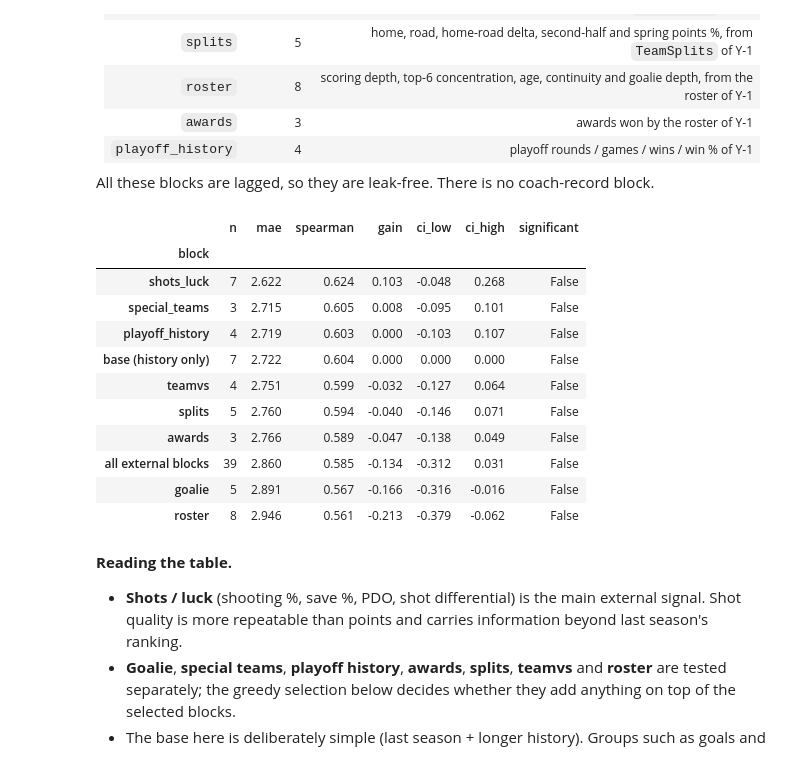
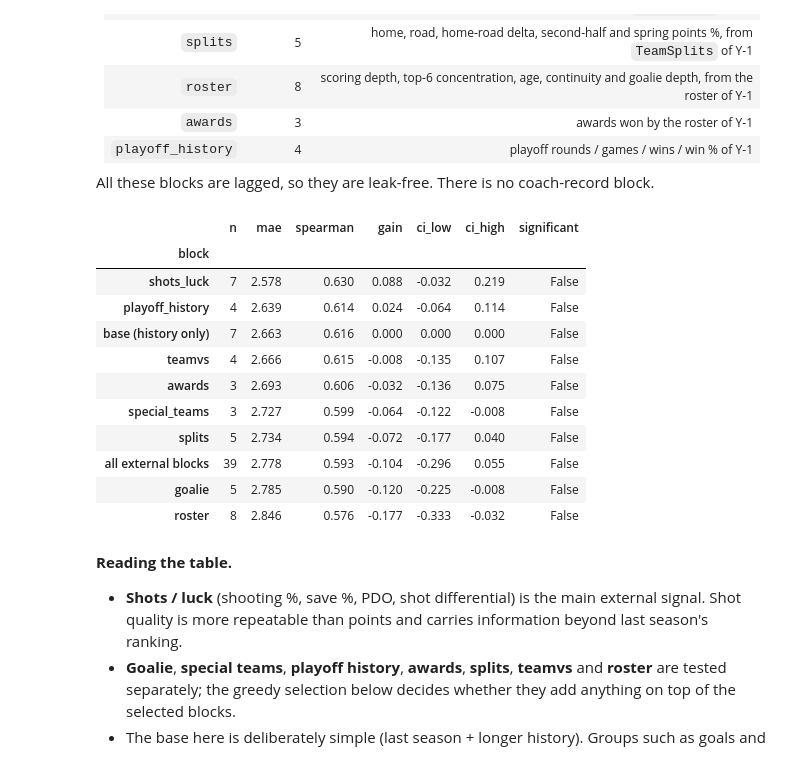
Before and after one commit to Nathan-Pinheiro/AC_hockey_predictions, a Jupyter notebook: ranking/ranking_feature_analysis.ipynb, the cells around one changed output. Saved outputs shown, nothing was run; the diff lists cells and outputs as text; code cells hidden in the pictures.

```diff
--- a/ranking/ranking_feature_analysis.ipynb
+++ b/ranking/ranking_feature_analysis.ipynb
@@ -57,8 +57,6 @@ from sklearn.preprocessing import StandardScaler
 from sklearn.ensemble import HistGradientBoostingRegressor
 from sklearn.inspection import permutation_importance
 
-# Make the helper modules importable whether the notebook is run from the project root
-# or from the ranking/ directory.
 for candidate in [Path.cwd(), Path.cwd() / "ranking"]:
     if (candidate / "ranking_utils.py").exists():
         sys.path.insert(0, str(candidate))
@@ -68,13 +66,29 @@ import ranking_utils as ru
 import ranking_features as rf
 
 teams = ru.load_teams()
+
+season_mean_pct = teams.groupby("year")["pts_pct"].transform("mean")
+teams["pts_pct"] = teams["pts_pct"] - (season_mean_pct - 0.500)
+
 df = ru.build_dataset(teams)
+df["target"] = df.groupby(["year", "confID"])["pts_pct"].transform(
+    lambda x: (x - x.mean()) / x.std()
+)
 groups = ru.feature_groups(df)
 
 ext, EXT_GROUPS = rf.build_external_features(ru.DATA_DIR)
 df = df.merge(ext.drop(columns=["franchID"]), on=["year", "tmID"], how="left")
 EXT_COLS = [c for cols in EXT_GROUPS.values() for c in cols]
-df[EXT_COLS] = df[EXT_COLS].fillna(0.0)
+
+from sklearn.impute import SimpleImputer
+
+count_cols = [c for c in EXT_COLS if c == "n_hist"]
+zscore_cols = [c for c in EXT_COLS if c != "n_hist"]
+
+df[count_cols] = df[count_cols].fillna(0.0)
+if zscore_cols:
+    imputer = SimpleImputer(strategy="median")
+    df[zscore_cols] = imputer.fit_transform(df[zscore_cols])
 
 ALL_GROUPS = {**groups, **EXT_GROUPS}
 ALL_FEATURES = ru.flatten(ALL_GROUPS)
@@ -446,53 +468,53 @@ ridge = lambda: make_pipeline(StandardScaler(), RidgeCV(alphas=np.logspace(-2, 3
 
 
 def evaluate(features, years):
-    pred = ru.walk_forward(df, ridge, features, years)
+    df_eval = df[df["n_hist"] >= 1]
+    pred = ru.walk_forward(df_eval, ridge, features, years)
     ranked = ru.rank_predictions(pred, df)
     return ru.summarise(ru.season_metrics(ranked)), ranked
-
 
 def gain_vs_base(features, base_ranked, years):
     _, ranked = evaluate(features, years)
     key = ["year", "tmID"]
     b = base_ranked.set_index(key).sort_index()
     r = ranked.set_index(key).sort_index()
     gid = (b["confID"] + "-" + b.index.get_level_values("year").astype(str)).to_numpy()
     gain, (lo, hi) = ru.paired_bootstrap(
         b["abs_err"].to_numpy(), r["abs_err"].reindex(b.index).to_numpy(), gid)
     return gain, lo, hi
 
 
 base_summary, base_ranked = evaluate(BASE_FEATURES, SELECTION_YEARS)
 rows = [{"block": "base (history only)", "n": len(BASE_FEATURES),
          "mae": base_summary["mae"], "spearman": base_summary["spearman"],
          "gain": 0.0, "ci_low": 0.0, "ci_high": 0.0}]
 for name, cols in EXT_GROUPS.items():
     s, _ = evaluate(BASE_FEATURES + cols, SELECTION_YEARS)
     gain, lo, hi = gain_vs_base(BASE_FEATURES + cols, base_ranked, SELECTION_YEARS)
     rows.append({"block": name, "n": len(cols), "mae": s["mae"], "spearman": s["spearman"],
                  "gain": gain, "ci_low": lo, "ci_high": hi})
 
 s, _ = evaluate(BASE_FEATURES + EXT_COLS, SELECTION_YEARS)
 gain, lo, hi = gain_vs_base(BASE_FEATURES + EXT_COLS, base_ranked, SELECTION_YEARS)
 rows.append({"block": "all external blocks", "n": len(EXT_COLS), "mae": s["mae"],
              "spearman": s["spearman"], "gain": gain, "ci_low": lo, "ci_high": hi})
 
 incremental = pd.DataFrame(rows).sort_values("mae")
 incremental["significant"] = incremental["ci_low"] > 0
 display(incremental.round(3).set_index("block"))
 # %% [output]
 |  | n | mae | spearman | gain | ci_low | ci_high | significant |
 | block |  |  |  |  |  |  |  |
-| shots_luck | 7 | 2.622 | 0.624 | 0.103 | -0.048 | 0.268 | False |
-| special_teams | 3 | 2.715 | 0.605 | 0.008 | -0.095 | 0.101 | False |
-| playoff_history | 4 | 2.719 | 0.603 | 0.000 | -0.103 | 0.107 | False |
-| base (history only) | 7 | 2.722 | 0.604 | 0.000 | 0.000 | 0.000 | False |
-| teamvs | 4 | 2.751 | 0.599 | -0.032 | -0.127 | 0.064 | False |
-| splits | 5 | 2.760 | 0.594 | -0.040 | -0.146 | 0.071 | False |
-| awards | 3 | 2.766 | 0.589 | -0.047 | -0.138 | 0.049 | False |
-| all external blocks | 39 | 2.860 | 0.585 | -0.134 | -0.312 | 0.031 | False |
-| goalie | 5 | 2.891 | 0.567 | -0.166 | -0.316 | -0.016 | False |
-| roster | 8 | 2.946 | 0.561 | -0.213 | -0.379 | -0.062 | False |
+| shots_luck | 7 | 2.578 | 0.630 | 0.088 | -0.032 | 0.219 | False |
+| playoff_history | 4 | 2.639 | 0.614 | 0.024 | -0.064 | 0.114 | False |
+| base (history only) | 7 | 2.663 | 0.616 | 0.000 | 0.000 | 0.000 | False |
+| teamvs | 4 | 2.666 | 0.615 | -0.008 | -0.135 | 0.107 | False |
+| awards | 3 | 2.693 | 0.606 | -0.032 | -0.136 | 0.075 | False |
+| special_teams | 3 | 2.727 | 0.599 | -0.064 | -0.122 | -0.008 | False |
+| splits | 5 | 2.734 | 0.594 | -0.072 | -0.177 | 0.040 | False |
+| all external blocks | 39 | 2.778 | 0.593 | -0.104 | -0.296 | 0.055 | False |
+| goalie | 5 | 2.785 | 0.590 | -0.120 | -0.225 | -0.008 | False |
+| roster | 8 | 2.846 | 0.576 | -0.177 | -0.333 | -0.032 | False |
 # %% [markdown]
 **Reading the table.**
 
```
Also changed, not shown: parts of 10 cells of this notebook, 28 other files.
